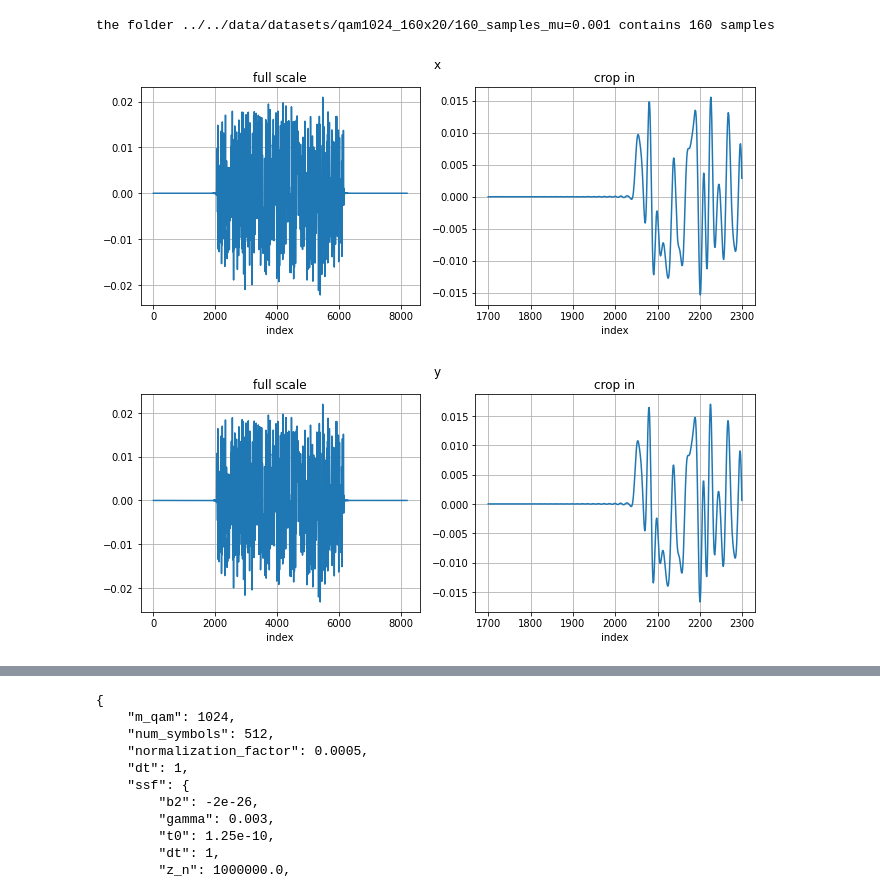
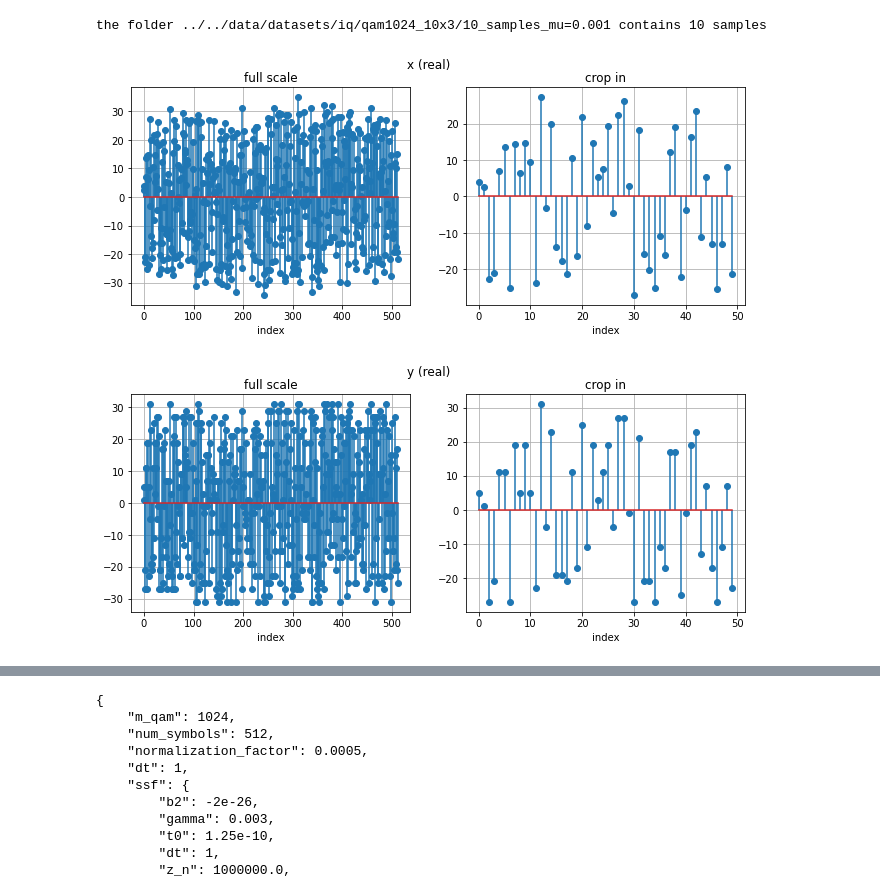
Before and after one commit to Yarden92/Thesis-code, a Jupyter notebook: apps/deep/data_analyzer.ipynb, the cells around one changed output, grey strips where cells are left out. Drawn from its saved outputs; the diff is of its cells as text; code cells hidden in the pictures.

```diff
--- a/apps/deep/data_analyzer.ipynb
+++ b/apps/deep/data_analyzer.ipynb
@@ -13,5 +16,5 @@ from src.general_methods.visualizer import Visualizer
 # %%
-root_dir = f'../../data/datasets/qam1024_160x20'
+root_dir = f'../../data/datasets/iq/qam1024_10x3'
 sub_name_filter = '*'
 ber_vec, mu_vec = Metrics.gen_ber_mu_from_folders(root_dir, sub_name_filter, 0, tqdm, 5)
 Visualizer.plot_bers(mu_vec, [ber_vec])
@@ -20,21 +23,24 @@ KeyboardInterrupt:
 # %%
 # read folder and plot one of the data samples
-sub_name = '160_samples_mu=0.001'
+sub_name = '10_samples_mu=0.001'
 dir = root_dir + '/' + sub_name
 data_id = 0
-zm = range(1700, 2300)
 
-dataloader = SingleMuDataSet(dir)
+dataset = SingleMuDataSet(dir)
 
-print(f'the folder {dir} contains {len(dataloader)} samples')
+print(f'the folder {dir} contains {len(dataset)} samples')
 
-x, y = dataloader.get_numpy_xy(data_id)
+x, y = dataset.get_numpy_xy(data_id)
 
-Visualizer.twin_zoom_plot('x', np.real(x), zm)
-Visualizer.twin_zoom_plot('y', np.real(y), zm)
+# # zm = range(1700, 2300)
+# Visualizer.twin_zoom_plot('x', np.real(x), zm)
+# Visualizer.twin_zoom_plot('y', np.real(y), zm)
+zm = range(0, 50)
+Visualizer.twin_zoom_plot('x (real)',np.real(x),zm,function='stem')
+Visualizer.twin_zoom_plot('y (real)',np.real(y),zm,function='stem')
 # %% [output]
-the folder ../../data/datasets/qam1024_160x20/160_samples_mu=0.001 contains 160 samples
+the folder ../../data/datasets/iq/qam1024_10x3/10_samples_mu=0.001 contains 10 samples
-[figure, old version]
+[figure, new version]
-[figure, old version]
+[figure, new version]
 # %%
 # calc signal power
```
Also changed, not shown: parts of 4 cells of this notebook, 5 other files.
